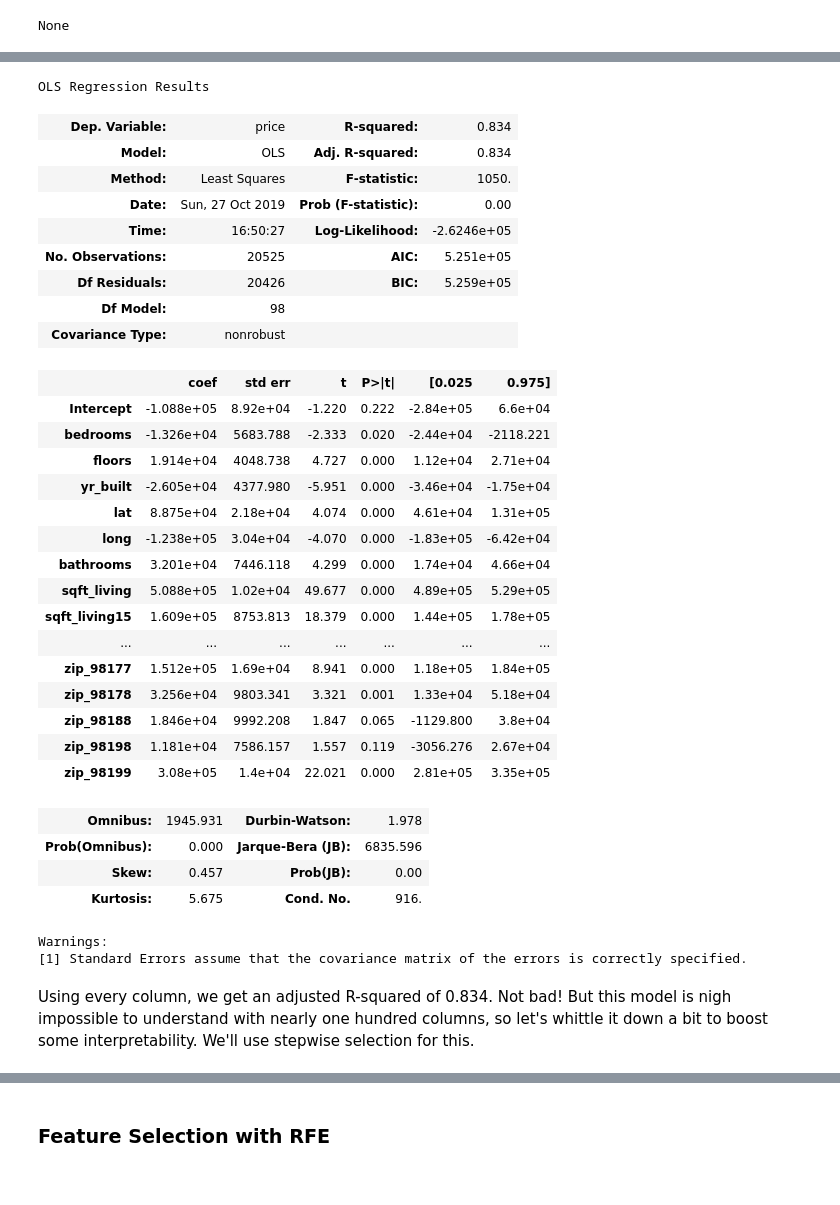
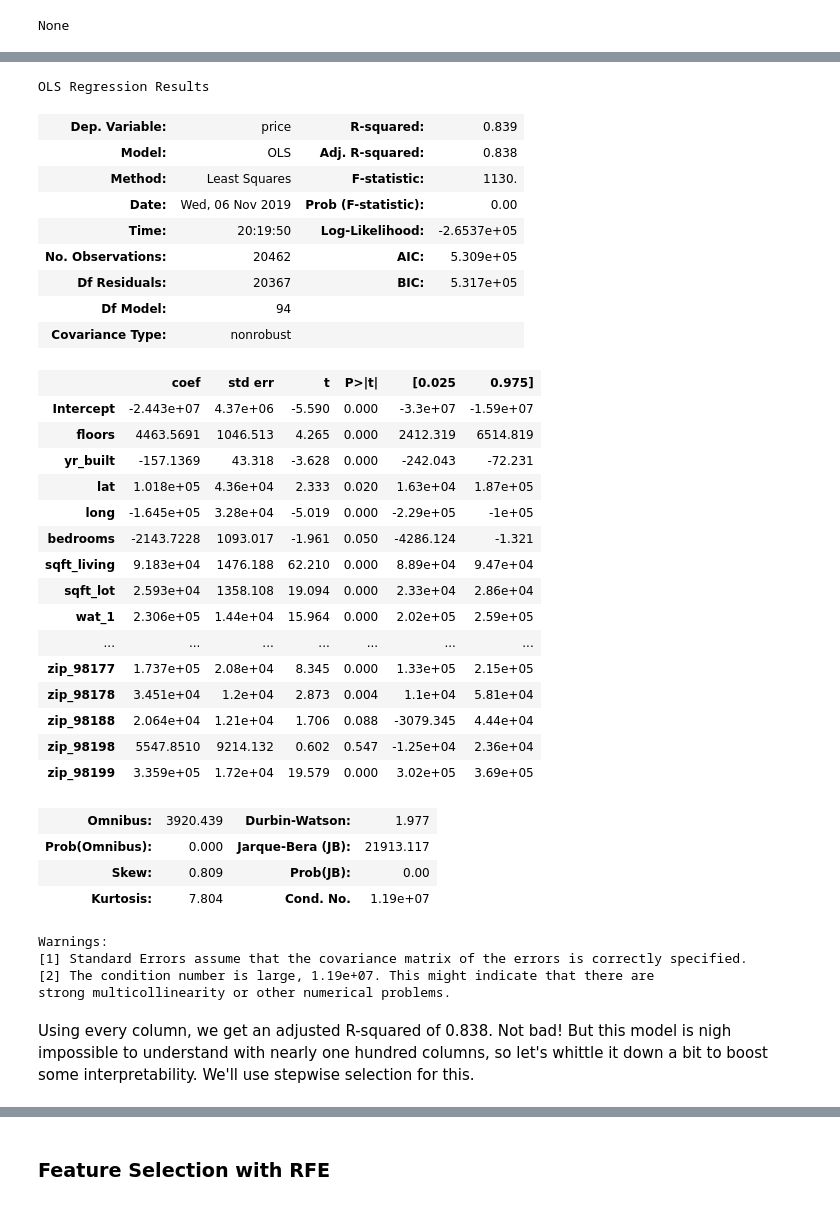
Before and after one commit to devinbelden/dsc-v2-mod1-final-project-online-ds-ft-100719, a Jupyter notebook: student.ipynb, the cells around one changed output, grey strips where cells are left out. Saved outputs shown, nothing was run; the diff lists cells and outputs as text; code cells hidden in the pictures.

```diff
--- a/student.ipynb
+++ b/student.ipynb
@@ -269,0 +352,7 @@ Whoops! We forgot to set aside the columns we were saving for one-hot encoding.
+# %%
+waterfront_dummies = pd.get_dummies(df_scaled['waterfront'], prefix='wat', drop_first=True)
+view_dummies = pd.get_dummies(df_scaled['view'], prefix='view', drop_first=True)
+condition_dummies = pd.get_dummies(df_scaled['condition'], prefix='con', drop_first=True)
+grade_dummies = pd.get_dummies(df_scaled['grade'], prefix='grad', drop_first=True)
+is_renovated_dummies = pd.get_dummies(df_scaled['is_renovated'], prefix='ren', drop_first=True)
+zipcode_dummies = pd.get_dummies(df_scaled['zipcode'], prefix='zip', drop_first=True)
@@ -269,0 +361,4 @@ Whoops! We forgot to set aside the columns we were saving for one-hot encoding.
+# %%
+data = pd.concat([df_scaled, waterfront_dummies, view_dummies, condition_dummies, grade_dummies,
+                  is_renovated_dummies, zipcode_dummies], axis=1)
+data.head()
@@ -270,4 +375,4 @@ Whoops! We forgot to set aside the columns we were saving for one-hot encoding.
 # %%
-df_to_scale.drop(one_hot_columns, axis=1, inplace=True)
-df_to_scale.drop(['price'], axis=1, inplace=True)
-df_to_scale.head()
+data.drop(one_hot_columns, axis=1, inplace=True)
+data.drop(['id','date','yr_renovated','price_outliers','bed_outliers','sqft_living_outliers',
+           'sqft_lot_outliers','sqft_lot15_outliers', 'scaled_price', 'floors_outliers'], axis=1, inplace=True)
@@ -312,5 +378,0 @@ Now that we've got our continuous variables standardized, and our categorical du
-# %%
-data = pd.concat([df_temp['price'], scaled_data, waterfront_dummies, view_dummies, condition_dummies, grade_dummies,
-                  is_renovated_dummies, zipcode_dummies], axis=1)
-
-data.head()
@@ -354,44 +405,46 @@ Index(['price', 'bedrooms', 'floors', 'yr_built', 'lat', 'long', 'bathrooms',
 # %%
 from statsmodels.formula.api import ols
 
 outcome = 'price'
-x_cols = data.drop(['price'], axis=1)
+x_cols = data.drop('price', axis=1)
 predictors = '+'.join(x_cols)
 formula = outcome + '~' + predictors
 model = ols(formula=formula, data=data).fit()
 model.summary()
 # %% [output]
 OLS Regression Results
-| Dep. Variable: | price | R-squared: | 0.834 |
-| Model: | OLS | Adj. R-squared: | 0.834 |
-| Method: | Least Squares | F-statistic: | 1050. |
-| Date: | Sun, 27 Oct 2019 | Prob (F-statistic): | 0.00 |
-| Time: | 16:50:27 | Log-Likelihood: | -2.6246e+05 |
-| No. Observations: | 20525 | AIC: | 5.251e+05 |
-| Df Residuals: | 20426 | BIC: | 5.259e+05 |
-| Df Model: | 98 |  |  |
+| Dep. Variable: | price | R-squared: | 0.839 |
+| Model: | OLS | Adj. R-squared: | 0.838 |
+| Method: | Least Squares | F-statistic: | 1130. |
+| Date: | Wed, 06 Nov 2019 | Prob (F-statistic): | 0.00 |
+| Time: | 20:19:50 | Log-Likelihood: | -2.6537e+05 |
+| No. Observations: | 20462 | AIC: | 5.309e+05 |
+| Df Residuals: | 20367 | BIC: | 5.317e+05 |
+| Df Model: | 94 |  |  |
 | Covariance Type: | nonrobust |  |  |
 |  | coef | std err | t | P>|t| | [0.025 | 0.975] |
-| Intercept | -1.088e+05 | 8.92e+04 | -1.220 | 0.222 | -2.84e+05 | 6.6e+04 |
-| bedrooms | -1.326e+04 | 5683.788 | -2.333 | 0.020 | -2.44e+04 | -2118.221 |
-| floors | 1.914e+04 | 4048.738 | 4.727 | 0.000 | 1.12e+04 | 2.71e+04 |
-| yr_built | -2.605e+04 | 4377.980 | -5.951 | 0.000 | -3.46e+04 | -1.75e+04 |
-| lat | 8.875e+04 | 2.18e+04 | 4.074 | 0.000 | 4.61e+04 | 1.31e+05 |
-| long | -1.238e+05 | 3.04e+04 | -4.070 | 0.000 | -1.83e+05 | -6.42e+04 |
-| bathrooms | 3.201e+04 | 7446.118 | 4.299 | 0.000 | 1.74e+04 | 4.66e+04 |
-| sqft_living | 5.088e+05 | 1.02e+04 | 49.677 | 0.000 | 4.89e+05 | 5.29e+05 |
-| sqft_living15 | 1.609e+05 | 8753.813 | 18.379 | 0.000 | 1.44e+05 | 1.78e+05 |
+| Intercept | -2.443e+07 | 4.37e+06 | -5.590 | 0.000 | -3.3e+07 | -1.59e+07 |
+| floors | 4463.5691 | 1046.513 | 4.265 | 0.000 | 2412.319 | 6514.819 |
+| yr_built | -157.1369 | 43.318 | -3.628 | 0.000 | -242.043 | -72.231 |
+| lat | 1.018e+05 | 4.36e+04 | 2.333 | 0.020 | 1.63e+04 | 1.87e+05 |
+| long | -1.645e+05 | 3.28e+04 | -5.019 | 0.000 | -2.29e+05 | -1e+05 |
+| bedrooms | -2143.7228 | 1093.017 | -1.961 | 0.050 | -4286.124 | -1.321 |
+| sqft_living | 9.183e+04 | 1476.188 | 62.210 | 0.000 | 8.89e+04 | 9.47e+04 |
+| sqft_lot | 2.593e+04 | 1358.108 | 19.094 | 0.000 | 2.33e+04 | 2.86e+04 |
+| wat_1 | 2.306e+05 | 1.44e+04 | 15.964 | 0.000 | 2.02e+05 | 2.59e+05 |
 | ... | ... | ... | ... | ... | ... | ... |
-| zip_98177 | 1.512e+05 | 1.69e+04 | 8.941 | 0.000 | 1.18e+05 | 1.84e+05 |
-| zip_98178 | 3.256e+04 | 9803.341 | 3.321 | 0.001 | 1.33e+04 | 5.18e+04 |
-| zip_98188 | 1.846e+04 | 9992.208 | 1.847 | 0.065 | -1129.800 | 3.8e+04 |
-| zip_98198 | 1.181e+04 | 7586.157 | 1.557 | 0.119 | -3056.276 | 2.67e+04 |
-| zip_98199 | 3.08e+05 | 1.4e+04 | 22.021 | 0.000 | 2.81e+05 | 3.35e+05 |
+| zip_98177 | 1.737e+05 | 2.08e+04 | 8.345 | 0.000 | 1.33e+05 | 2.15e+05 |
+| zip_98178 | 3.451e+04 | 1.2e+04 | 2.873 | 0.004 | 1.1e+04 | 5.81e+04 |
+| zip_98188 | 2.064e+04 | 1.21e+04 | 1.706 | 0.088 | -3079.345 | 4.44e+04 |
+| zip_98198 | 5547.8510 | 9214.132 | 0.602 | 0.547 | -1.25e+04 | 2.36e+04 |
+| zip_98199 | 3.359e+05 | 1.72e+04 | 19.579 | 0.000 | 3.02e+05 | 3.69e+05 |
-| Omnibus: | 1945.931 | Durbin-Watson: | 1.978 |
-| Prob(Omnibus): | 0.000 | Jarque-Bera (JB): | 6835.596 |
-| Skew: | 0.457 | Prob(JB): | 0.00 |
-| Kurtosis: | 5.675 | Cond. No. | 916. |
+| Omnibus: | 3920.439 | Durbin-Watson: | 1.977 |
+| Prob(Omnibus): | 0.000 | Jarque-Bera (JB): | 21913.117 |
+| Skew: | 0.809 | Prob(JB): | 0.00 |
+| Kurtosis: | 7.804 | Cond. No. | 1.19e+07 |
 Warnings:
 [1] Standard Errors assume that the covariance matrix of the errors is correctly specified.
+[2] The condition number is large, 1.19e+07. This might indicate that there are
+strong multicollinearity or other numerical problems.
 # %% [markdown]
-Using every column, we get an adjusted R-squared of 0.834. Not bad! But this model is nigh impossible to understand with nearly one hundred columns, so let's whittle it down a bit to boost some interpretability. We'll use stepwise selection for this.
+Using every column, we get an adjusted R-squared of 0.838. Not bad! But this model is nigh impossible to understand with nearly one hundred columns, so let's whittle it down a bit to boost some interpretability. We'll use stepwise selection for this.
```
Also changed, not shown: parts of 134 cells of this notebook.
